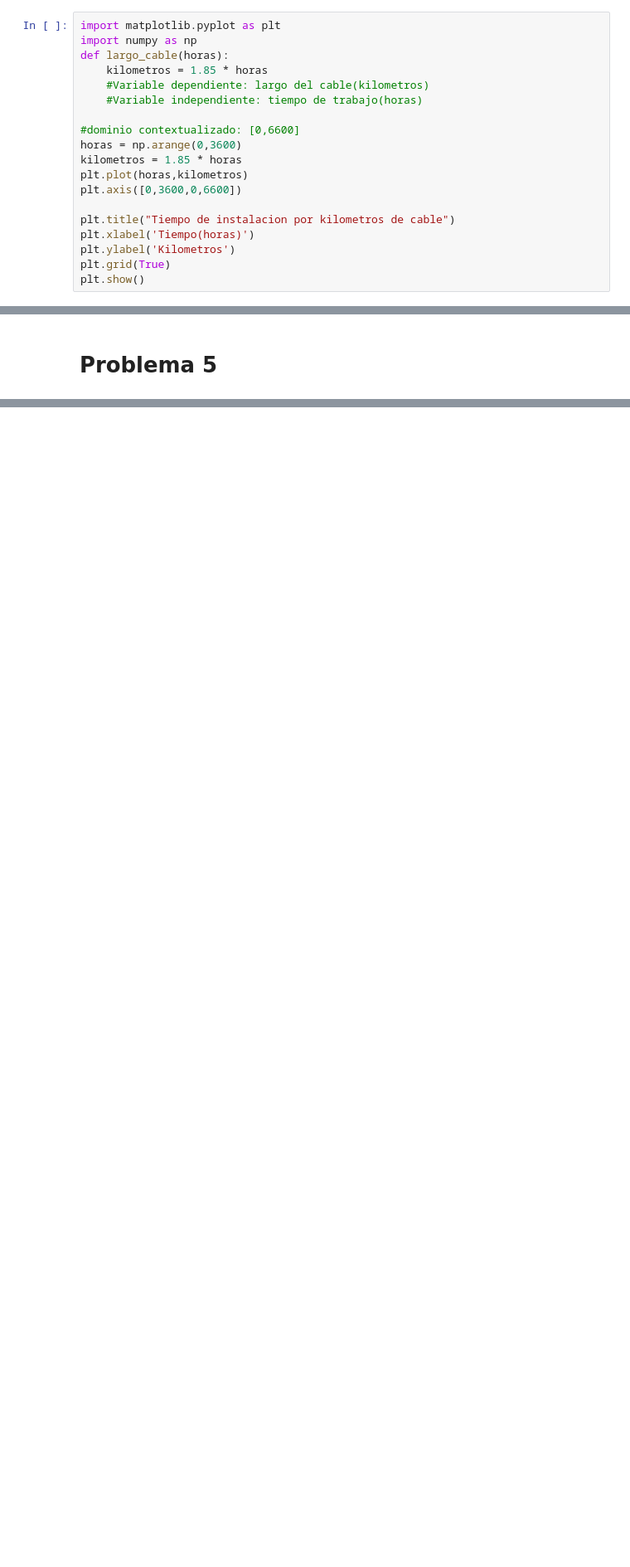
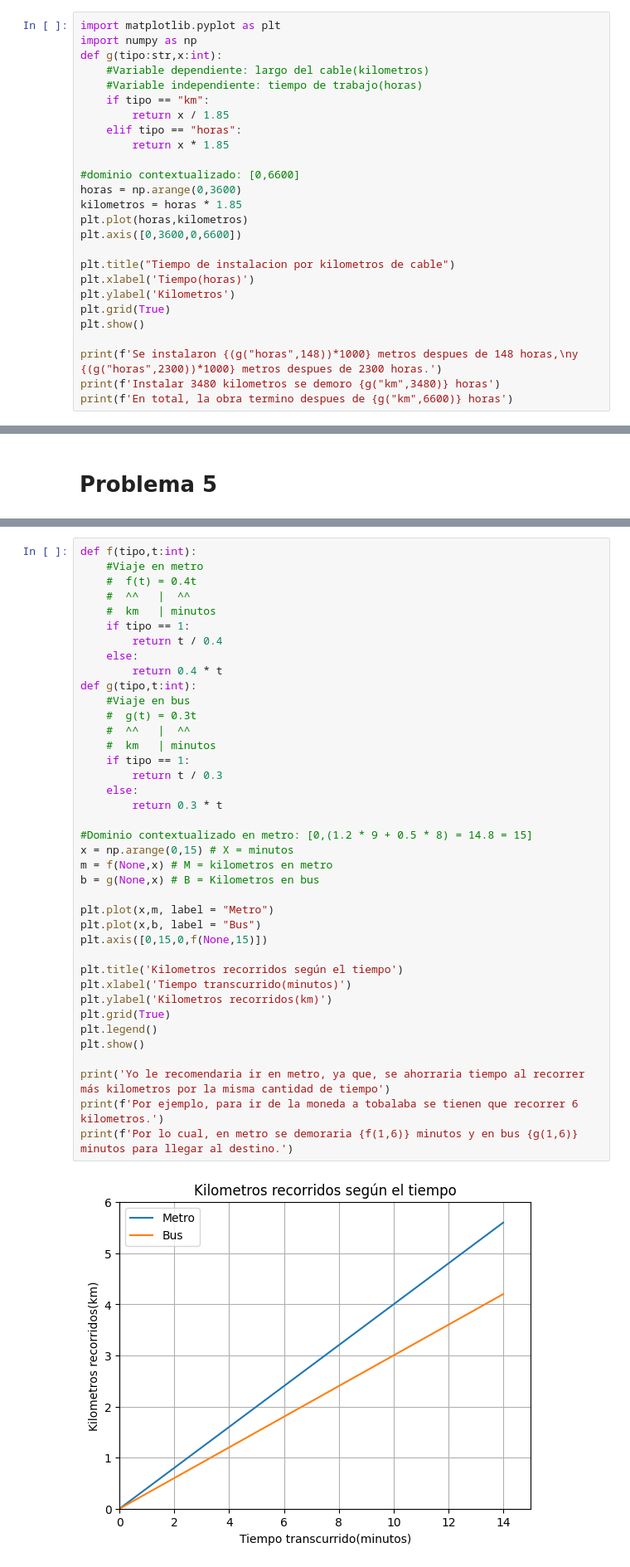
Before and after one commit to CatalinaOrmeno/Matematicas_aplicadas, a Jupyter notebook: Guía_de_laboratorio_N°1_Funciones_y_sus_representaciones.ipynb, the cells around one changed output, grey strips where cells are left out. Shown at 83% size. Saved outputs shown, nothing was run; the diff lists cells and outputs as text; blank space fills up the shorter version.

```diff
--- a/Guía_de_laboratorio_N°1_Funciones_y_sus_representaciones.ipynb
+++ b/Guía_de_laboratorio_N°1_Funciones_y_sus_representaciones.ipynb
@@ -88,14 +88,17 @@ Como parte de un proyecto de mejora, en el año $2021$ se instaló un cable de f
 # %%
 import matplotlib.pyplot as plt
 import numpy as np
-def largo_cable(horas):
-    kilometros = 1.85 * horas
+def g(tipo:str,x:int):
     #Variable dependiente: largo del cable(kilometros)
     #Variable independiente: tiempo de trabajo(horas)
+    if tipo == "km":
+        return x / 1.85
+    elif tipo == "horas":
+        return x * 1.85
 
 #dominio contextualizado: [0,6600]
 horas = np.arange(0,3600)
-kilometros = 1.85 * horas
+kilometros = horas * 1.85
 plt.plot(horas,kilometros)
 plt.axis([0,3600,0,6600])
 
@@ -104,5 +107,9 @@ plt.xlabel('Tiempo(horas)')
 plt.ylabel('Kilometros')
 plt.grid(True)
 plt.show()
+
+print(f'Se instalaron {(g("horas",148))*1000} metros despues de 148 horas,\ny {(g("horas",2300))*1000} metros despues de 2300 horas.')
+print(f'Instalar 3480 kilometros se demoro {g("km",3480)} horas')
+print(f'En total, la obra termino despues de {g("km",6600)} horas')
 # %% [output]
 [figure]
@@ -125,3 +136,44 @@ Según la información anterior:
 2.  Si se sabe que el metro se demora $1,2$ minutos en llegar desde una estación a otra y espera $30$ segundos en cada estación, indique el dominio contextualizado para $f(t)$.
 3. Mediante análisis gráfico, indique cuál medio de transporte es más conveniente en términos de tiempo, para el turista. Justifique.
 4.  Si se sabe que desde estación La Moneda hasta Tobalaba son aproximadamente $6$ kilómetros ¿cuántos tiempo tardará el turista en llegar a su destino con cada una de las opciones?
+# %%
+def f(tipo,t:int):
+    #Viaje en metro
+    #  f(t) = 0.4t
+    #  ^^   |  ^^
+    #  km   | minutos
+    if tipo == 1:
+        return t / 0.4
+    else:
+        return 0.4 * t
+def g(tipo,t:int):
+    #Viaje en bus
+    #  g(t) = 0.3t
+    #  ^^   |  ^^
+    #  km   | minutos
+    if tipo == 1:
+        return t / 0.3
+    else:
+        return 0.3 * t
+
+#Dominio contextualizado en metro: [0,(1.2 * 9 + 0.5 * 8) = 14.8 = 15]
+x = np.arange(0,15) # X = minutos
+m = f(None,x) # M = kilometros en metro
+b = g(None,x) # B = Kilometros en bus
+
+plt.plot(x,m, label = "Metro")
+plt.plot(x,b, label = "Bus")
+plt.axis([0,15,0,f(None,15)])
+
+plt.title('Kilometros recorridos según el tiempo')
+plt.xlabel('Tiempo transcurrido(minutos)')
+plt.ylabel('Kilometros recorridos(km)')
+plt.grid(True)
+plt.legend()
+plt.show()
+
+print('Yo le recomendaria ir en metro, ya que, se ahorraria tiempo al recorrer más kilometros por la misma cantidad de tiempo')
+print(f'Por ejemplo, para ir de la moneda a tobalaba se tienen que recorrer 6 kilometros.')
+print(f'Por lo cual, en metro se demoraria {f(1,6)} minutos y en bus {g(1,6)} minutos para llegar al destino.')
+# %% [output]
+[figure, added]
```
Also changed, not shown: parts of 3 cells of this notebook.
